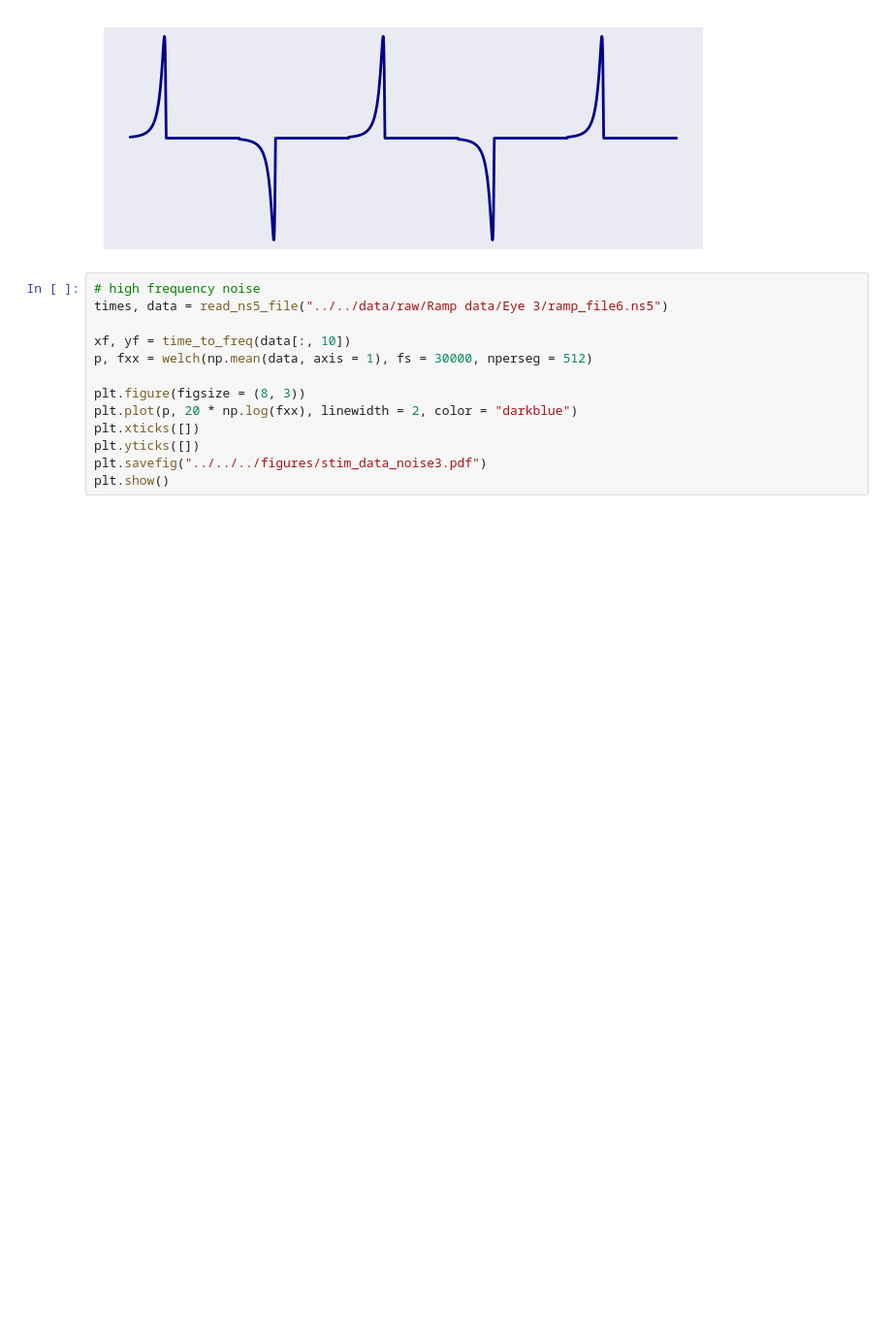
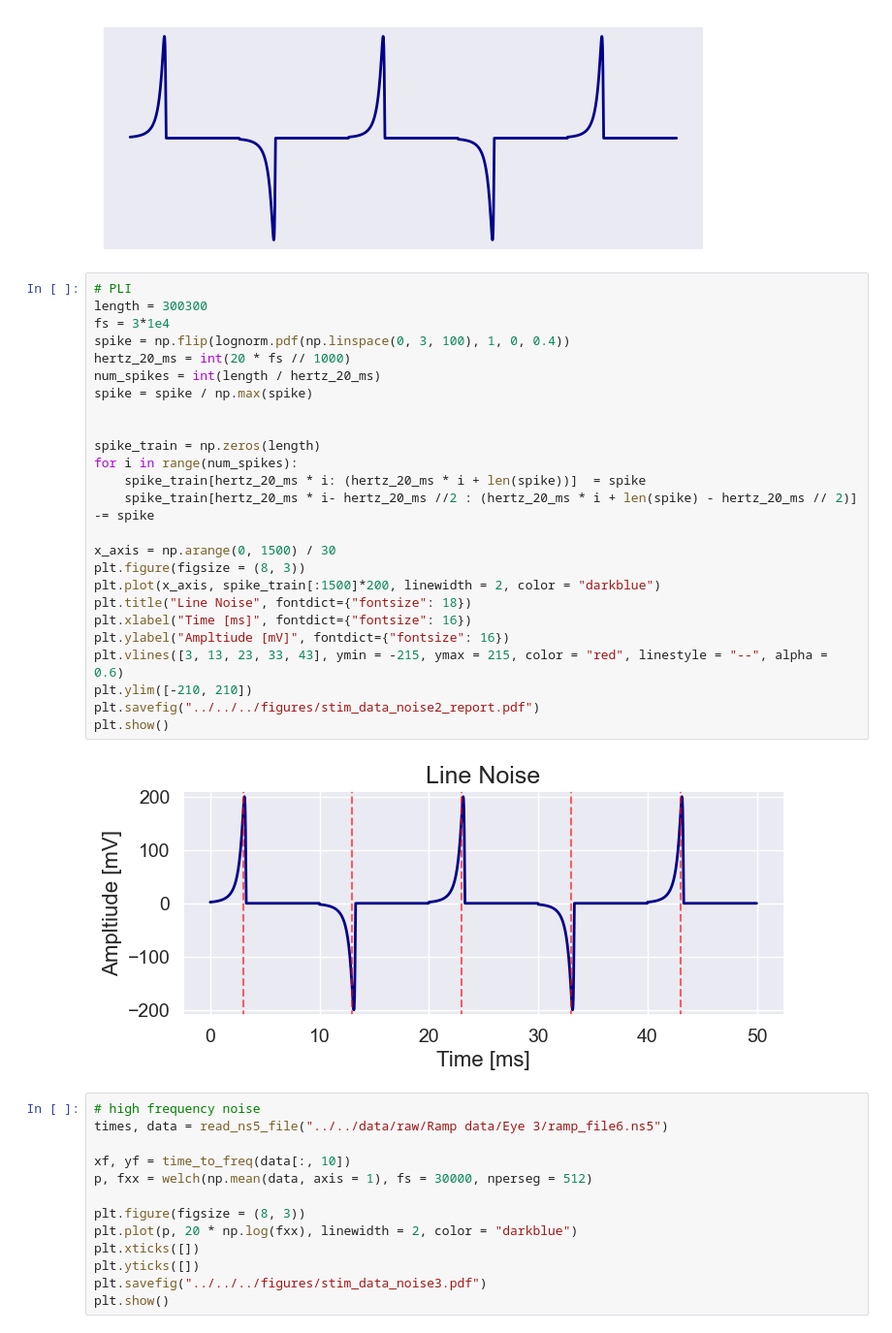
Before and after one commit to TheresaDF/NeuronSpikeEye, a Jupyter notebook: src/visualizations/simulated_data.ipynb, the cells around one changed output. Shown: that part at 97% size. Saved outputs shown, nothing was run; the diff lists cells and outputs as text; blank space fills up the shorter version.

```diff
--- a/src/visualizations/simulated_data.ipynb
+++ b/src/visualizations/simulated_data.ipynb
@@ -95,6 +199,33 @@ plt.savefig("../../../figures/stim_data_noise2.pdf")
 plt.show()
 # %% [output]
 [figure]
+# %%
+# PLI
+length = 300300
+fs = 3*1e4
+spike = np.flip(lognorm.pdf(np.linspace(0, 3, 100), 1, 0, 0.4))
+hertz_20_ms = int(20 * fs // 1000)
+num_spikes = int(length / hertz_20_ms)
+spike = spike / np.max(spike)
+
+
+spike_train = np.zeros(length)
+for i in range(num_spikes):
+    spike_train[hertz_20_ms * i: (hertz_20_ms * i + len(spike))]  = spike
+    spike_train[hertz_20_ms * i- hertz_20_ms //2 : (hertz_20_ms * i + len(spike) - hertz_20_ms // 2)] -= spike
+
+x_axis = np.arange(0, 1500) / 30
+plt.figure(figsize = (8, 3))
+plt.plot(x_axis, spike_train[:1500]*200, linewidth = 2, color = "darkblue")
+plt.title("Line Noise", fontdict={"fontsize": 18})
+plt.xlabel("Time [ms]", fontdict={"fontsize": 16})
+plt.ylabel("Ampltiude [mV]", fontdict={"fontsize": 16})
+plt.vlines([3, 13, 23, 33, 43], ymin = -215, ymax = 215, color = "red", linestyle = "--", alpha = 0.6)
+plt.ylim([-210, 210])
+plt.savefig("../../../figures/stim_data_noise2_report.pdf")
+plt.show()
+# %% [output]
+[figure, added]
 # %%
 # high frequency noise
 times, data = read_ns5_file("../../data/raw/Ramp data/Eye 3/ramp_file6.ns5")
```
Also changed, not shown: parts of 4 cells of this notebook, 2 other files.
